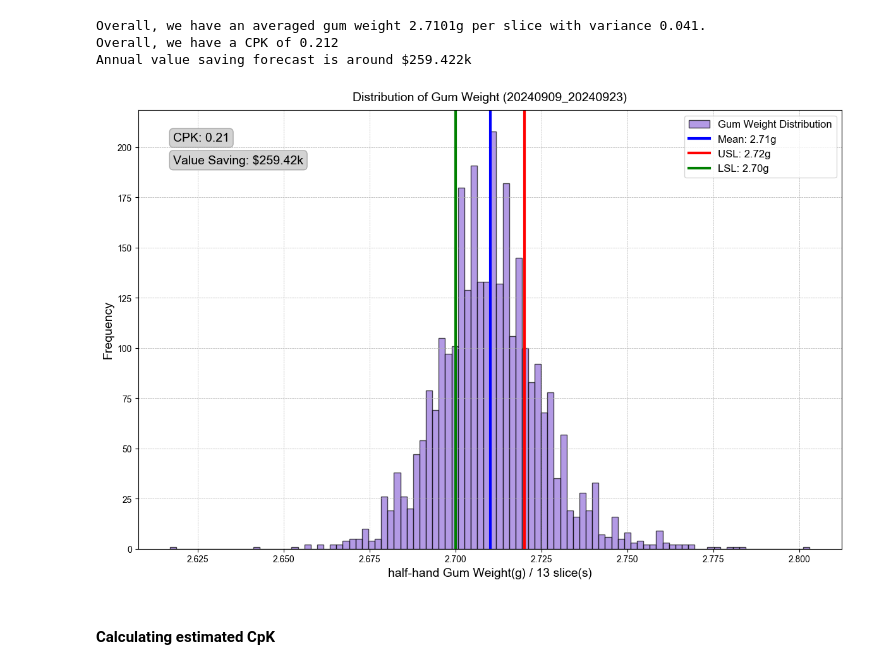
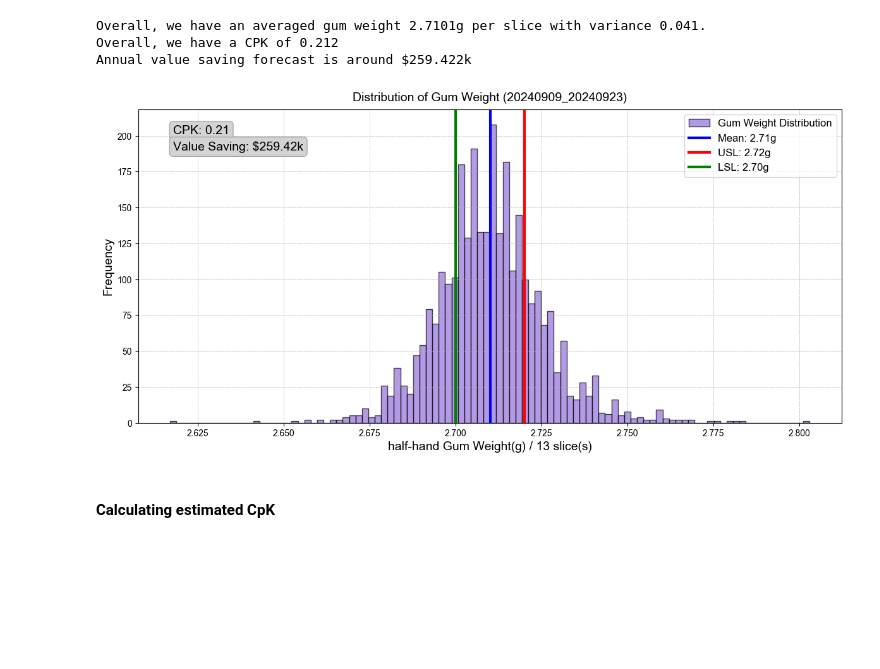
Before and after one commit to klein-wang/TechNow, a Jupyter notebook: Projects/Mars Thallo/model_value_tracking/spc_value_tracking.ipynb, the cells around one changed output. Cells and saved outputs as stored; diff of their text form; code cells hidden in the pictures; blank space fills up the shorter version.

```diff
--- a/Projects/Mars Thallo/model_value_tracking/spc_value_tracking.ipynb
+++ b/Projects/Mars Thallo/model_value_tracking/spc_value_tracking.ipynb
@@ -84,37 +84,37 @@ colors = {
 }
 
 # Plotting the histogram
-plt.figure(figsize=(12, 8))
+plt.figure(figsize=(12, 6))
 plt.hist(spc_data['Actual']/slice_no, bins=100, edgecolor='black', alpha=0.7, color=colors['hist_color'], label='Gum Weight Distribution')
 
 # Plot mean, USL, and LSL
 plt.axvline(spc_mean/slice_no, color=colors['mean_color'], linestyle='-', linewidth=3, label=f'Mean: {spc_mean/slice_no:.2f}g')
 plt.axvline(usl/slice_no, color=colors['usl_color'], linestyle='-', linewidth=3, label=f'USL: {usl/slice_no:.2f}g')
 plt.axvline(lsl/slice_no, color=colors['lsl_color'], linestyle='-', linewidth=3, label=f'LSL: {lsl/slice_no:.2f}g')
 
 # Add title with date range and smaller font size
 plt.title(f'Distribution of Gum Weight ({start_dt}_{end_dt})', fontsize=14, fontweight='bold', y=1.01)
 
 # Add labels
 plt.xlabel(f'half-hand Gum Weight(g) / {slice_no} slice(s)', fontsize=14)
 plt.ylabel('Frequency', fontsize=14)
 
 # Add legend
 plt.legend(frameon=True, fontsize=12)
 
 # Add grid
 plt.grid(True, which='both', linestyle='--', linewidth=0.5)
 
 # Annotate CPK and value saving
 plt.text(0.05, 0.95, f'CPK: {spc_cpk:.2f}', transform=plt.gca().transAxes, fontsize=14, verticalalignment='top',
          bbox=dict(boxstyle="round,pad=0.3", facecolor=colors['text_bg_color'], edgecolor=colors['text_edge_color']))
 plt.text(0.05, 0.90, f'Value Saving: ${value_saving:.2f}k', transform=plt.gca().transAxes, fontsize=14, verticalalignment='top',
          bbox=dict(boxstyle="round,pad=0.3", facecolor=colors['text_bg_color'], edgecolor=colors['text_edge_color']))
 
 plt.tight_layout()
 plt.show()
 # %% [output]
-[figure, old version]
+[figure, new version]
 # %% [markdown]
 #### Calculating estimated CpK
 # %%
```
Also changed, not shown: 6 other files.
